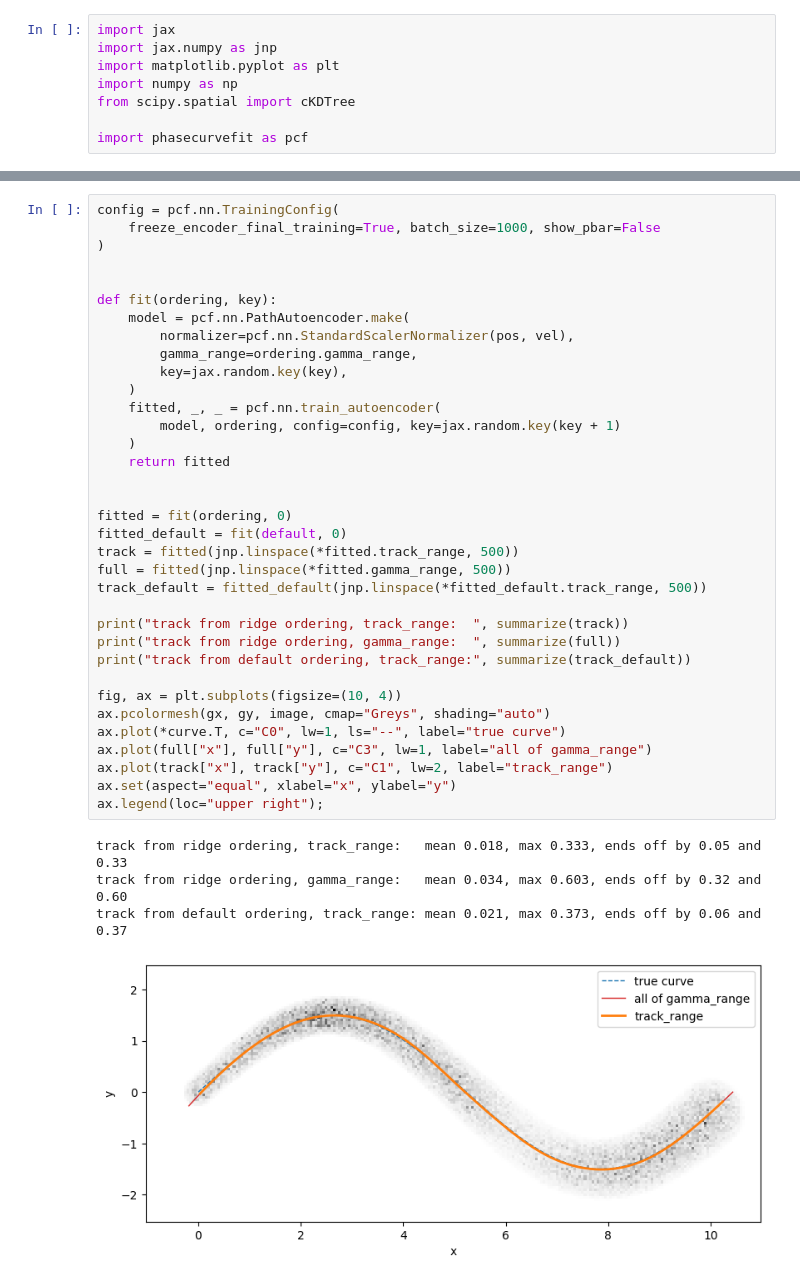
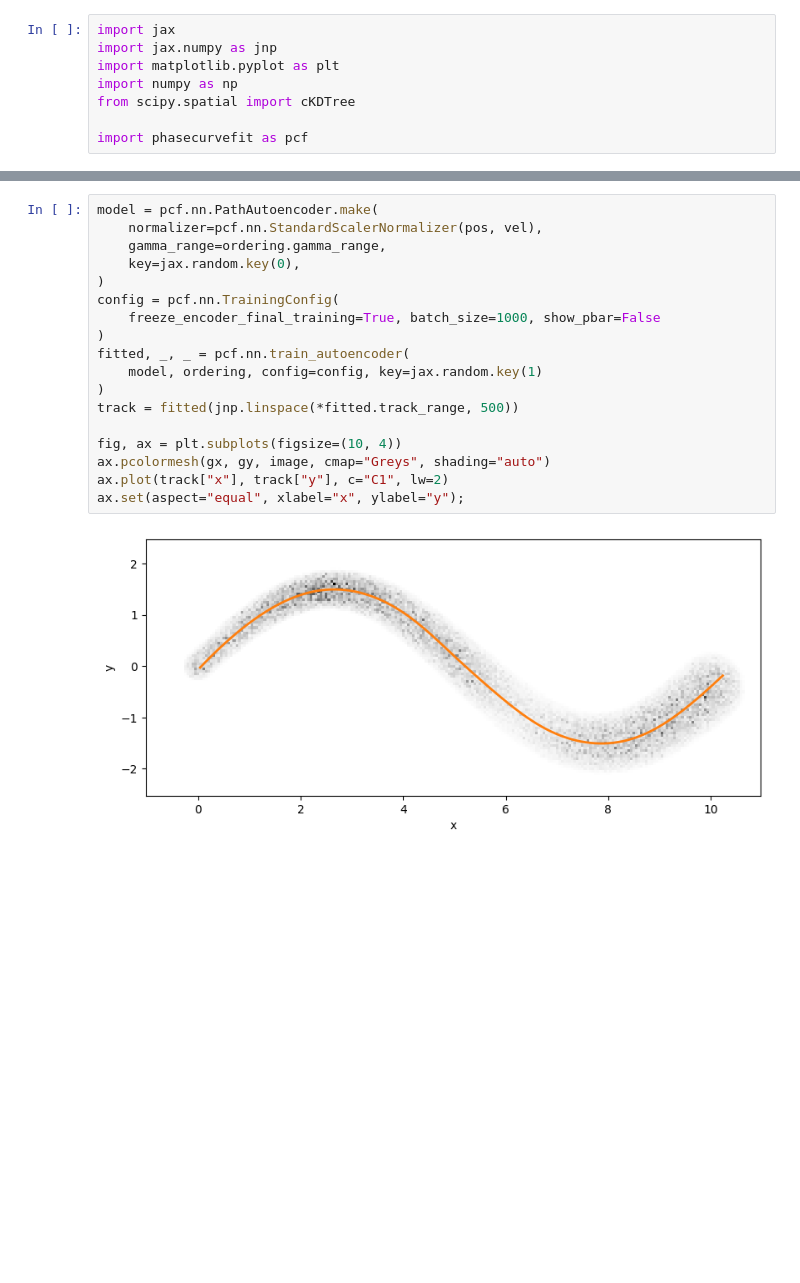
Before and after one commit to GalacticDynamics/phasecurvefit, a Jupyter notebook: docs/tutorials/density_fields.ipynb, the cells around one changed output, grey strips where cells are left out. Drawn from its saved outputs; the diff is of its cells as text; blank space fills up the shorter version.

```diff
--- a/docs/tutorials/density_fields.ipynb
+++ b/docs/tutorials/density_fields.ipynb
@@ -170,41 +104,21 @@ train one track from each ordering.
 # %%
+model = pcf.nn.PathAutoencoder.make(
+    normalizer=pcf.nn.StandardScalerNormalizer(pos, vel),
+    gamma_range=ordering.gamma_range,
+    key=jax.random.key(0),
+)
 config = pcf.nn.TrainingConfig(
     freeze_encoder_final_training=True, batch_size=1000, show_pbar=False
 )
-
-
-def fit(ordering, key):
-    model = pcf.nn.PathAutoencoder.make(
-        normalizer=pcf.nn.StandardScalerNormalizer(pos, vel),
-        gamma_range=ordering.gamma_range,
-        key=jax.random.key(key),
-    )
-    fitted, _, _ = pcf.nn.train_autoencoder(
-        model, ordering, config=config, key=jax.random.key(key + 1)
-    )
-    return fitted
-
-
-fitted = fit(ordering, 0)
-fitted_default = fit(default, 0)
+fitted, _, _ = pcf.nn.train_autoencoder(
+    model, ordering, config=config, key=jax.random.key(1)
+)
 track = fitted(jnp.linspace(*fitted.track_range, 500))
-full = fitted(jnp.linspace(*fitted.gamma_range, 500))
-track_default = fitted_default(jnp.linspace(*fitted_default.track_range, 500))
-
-print("track from ridge ordering, track_range:  ", summarize(track))
-print("track from ridge ordering, gamma_range:  ", summarize(full))
-print("track from default ordering, track_range:", summarize(track_default))
 
 fig, ax = plt.subplots(figsize=(10, 4))
 ax.pcolormesh(gx, gy, image, cmap="Greys", shading="auto")
-ax.plot(*curve.T, c="C0", lw=1, ls="--", label="true curve")
-ax.plot(full["x"], full["y"], c="C3", lw=1, label="all of gamma_range")
-ax.plot(track["x"], track["y"], c="C1", lw=2, label="track_range")
-ax.set(aspect="equal", xlabel="x", ylabel="y")
-ax.legend(loc="upper right");
+ax.plot(track["x"], track["y"], c="C1", lw=2)
+ax.set(aspect="equal", xlabel="x", ylabel="y");
 # %% [output]
-track from ridge ordering, track_range:   mean 0.018, max 0.333, ends off by 0.05 and 0.33
-track from ridge ordering, gamma_range:   mean 0.034, max 0.603, ends off by 0.32 and 0.60
-track from default ordering, track_range: mean 0.021, max 0.373, ends off by 0.06 and 0.37
-[figure, old version]
+[figure, new version]
 # %% [markdown]
```
Also changed, not shown: parts of 14 cells of this notebook, 3 other files.
